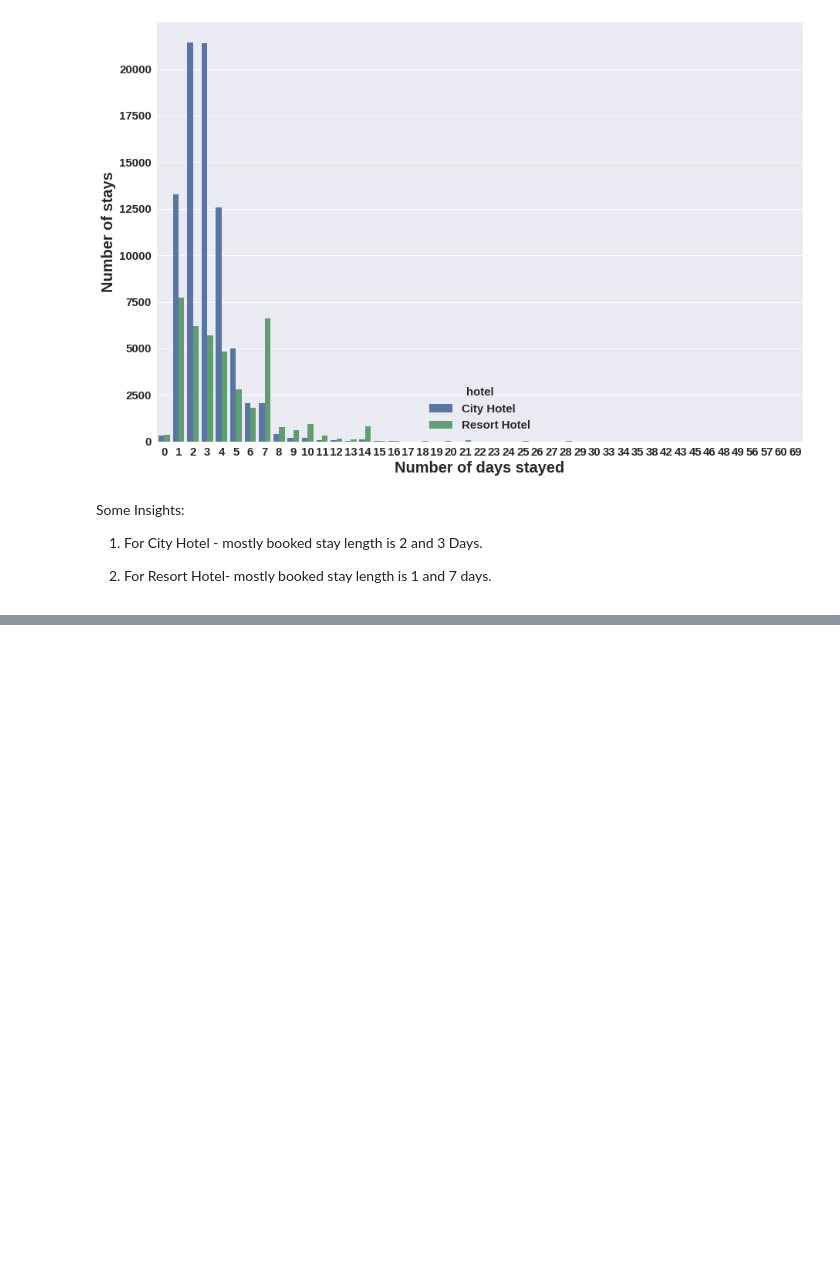
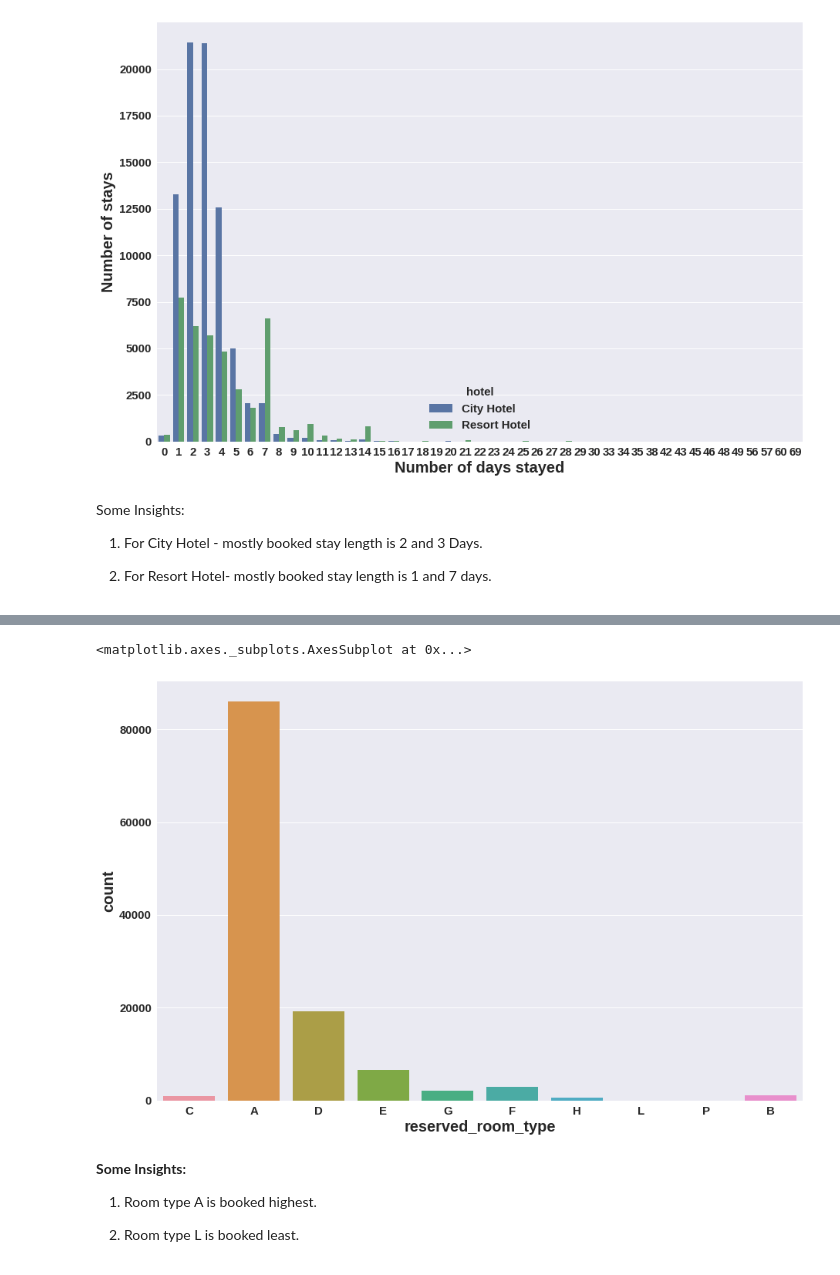
Before and after one commit to Samarjeet-singh-chhabra/EDA-Hotel-Booking-Analysis, a Jupyter notebook: Hotel_Booking_Analysis_Samarjeet_Singh_Chhabra.ipynb, the cells around one changed output, grey strips where cells are left out. Drawn from its saved outputs; the diff is of its cells as text; code cells hidden in the pictures; blank space fills up the shorter version.

Commit message:
insight of Which room is booked most

```diff
--- a/Hotel_Booking_Analysis_Samarjeet_Singh_Chhabra.ipynb
+++ b/Hotel_Booking_Analysis_Samarjeet_Singh_Chhabra.ipynb
@@ -415,0 +435,17 @@ Some Insights:
+# %%
+# Plotting the graph
+
+# Setting the figure size
+plt.figure(figsize=(15,10))
+
+# Plotting the graph
+sns.countplot(x=hotels_df_copy['reserved_room_type'])
+# %% [output]
+<matplotlib.axes._subplots.AxesSubplot at 0x...>
+[figure, added]
+# %% [markdown]
+**Some Insights:**
+
+1) Room type A is booked highest.
+
+2) Room type L is booked least.
```
Also changed, not shown: parts of 3 cells of this notebook.
